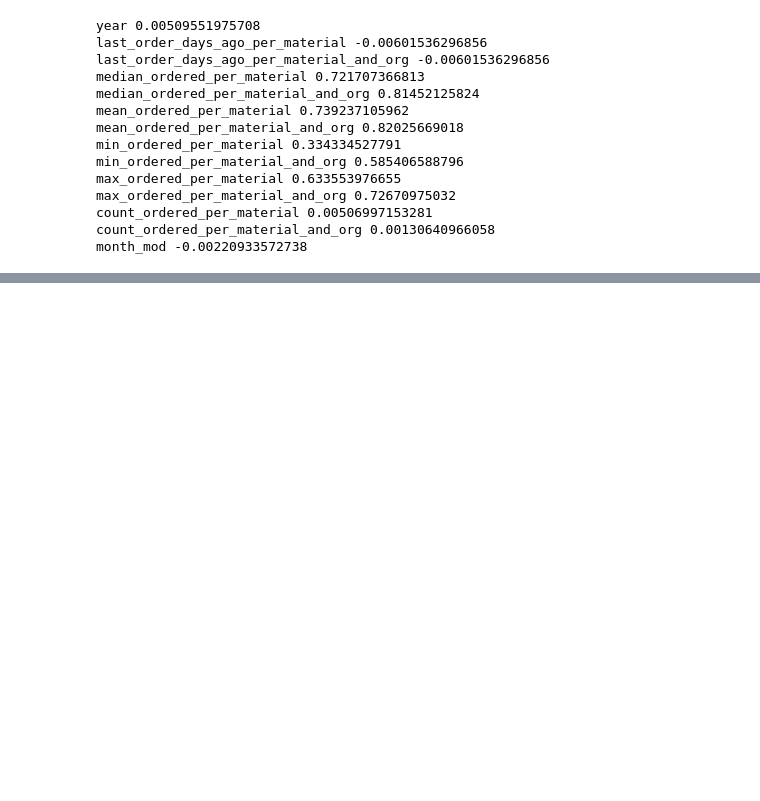
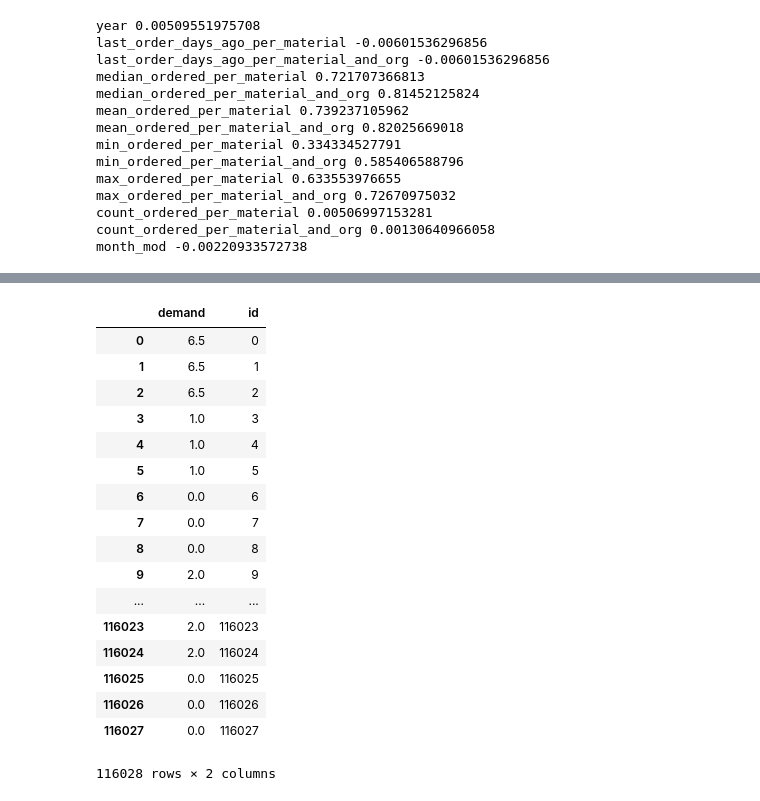
Before and after one commit to Dolto/kaggle-DSG17-final, a Jupyter notebook: EDA.ipynb, the cells around one changed output, grey strips where cells are left out. Saved outputs shown, nothing was run; the diff lists cells and outputs as text; code cells hidden in the pictures; blank space fills up the shorter version.

```diff
--- a/EDA.ipynb
+++ b/EDA.ipynb
@@ -32,0 +83,5 @@ month_mod -0.00220933572738
+# %%
+submission = pd.DataFrame(data={
+    'id': range(len(sub)),
+    'demand': sub['median'].clip(0)
+})
@@ -32,0 +90,21 @@ month_mod -0.00220933572738
+# %%
+submission
+# %% [output]
+|  | demand | id |
+| 0 | 6.5 | 0 |
+| 1 | 6.5 | 1 |
+| 2 | 6.5 | 2 |
+| 3 | 1.0 | 3 |
+| 4 | 1.0 | 4 |
+| 5 | 1.0 | 5 |
+| 6 | 0.0 | 6 |
+| 7 | 0.0 | 7 |
+| 8 | 0.0 | 8 |
+| 9 | 2.0 | 9 |
+| ... | ... | ... |
+| 116023 | 2.0 | 116023 |
+| 116024 | 2.0 | 116024 |
+| 116025 | 0.0 | 116025 |
+| 116026 | 0.0 | 116026 |
+| 116027 | 0.0 | 116027 |
+116028 rows × 2 columns
```
Also changed, not shown: parts of 7 cells of this notebook, 3 other files.
